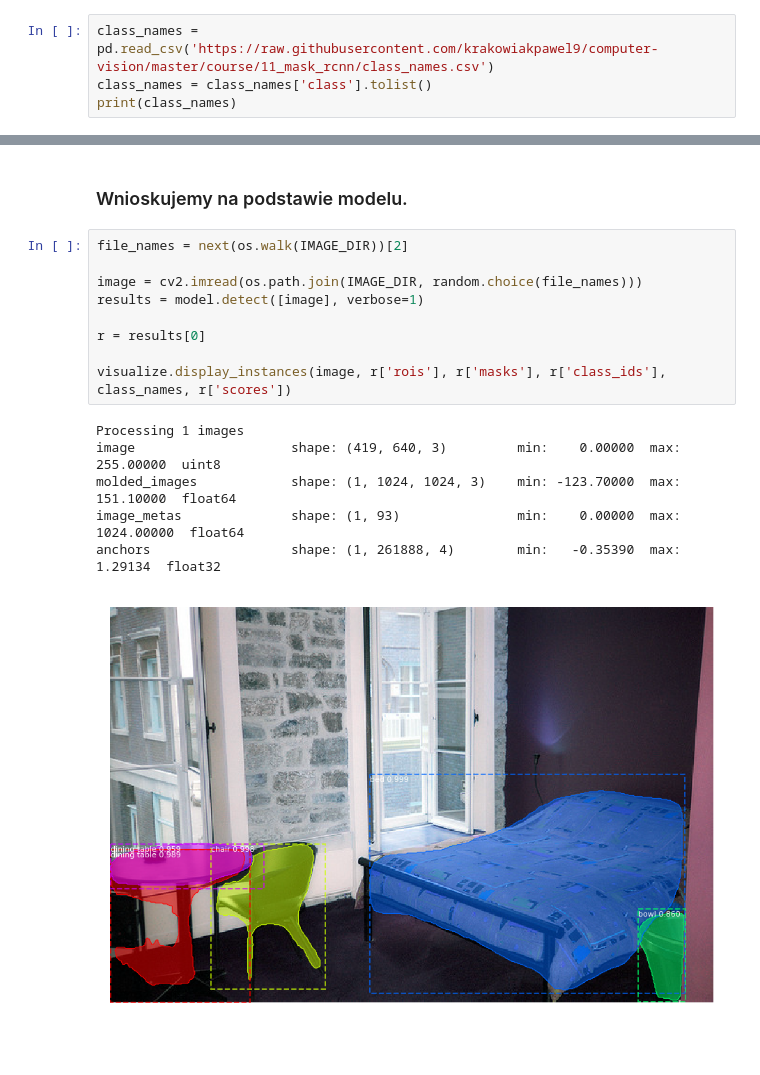
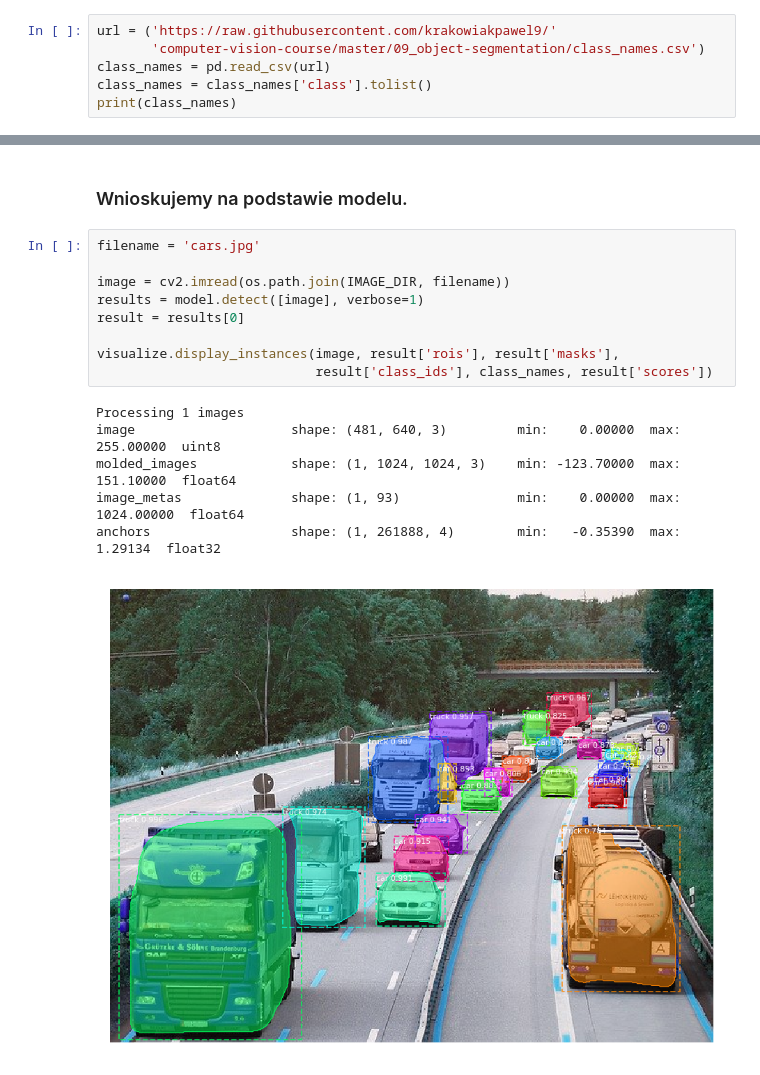
Before and after one commit to krakowiakpawel9/computer-vision-course, a Jupyter notebook: 09_object-segmentation/01_mask_rcnn.ipynb, the cells around one changed output, grey strips where cells are left out. Drawn from its saved outputs; the diff is of its cells as text; blank space fills up the shorter version.

```diff
--- a/09_object-segmentation/01_mask_rcnn.ipynb
+++ b/09_object-segmentation/01_mask_rcnn.ipynb
@@ -135,7 +138,9 @@ WARNING:tensorflow:From /usr/local/lib/python3.6/dist-packages/keras/backend/ten
 # %% [markdown]
 ### <a name='a5'></a> Wczytujemy klasy z pliku
 # %%
-class_names = pd.read_csv('https://raw.githubusercontent.com/krakowiakpawel9/computer-vision/master/course/11_mask_rcnn/class_names.csv')
+url = ('https://raw.githubusercontent.com/krakowiakpawel9/'
+       'computer-vision-course/master/09_object-segmentation/class_names.csv')
+class_names = pd.read_csv(url)
 class_names = class_names['class'].tolist()
 print(class_names)
 # %% [output]
@@ -143,18 +148,18 @@ print(class_names)
 # %% [markdown]
 ### <a name='a6'></a>Wnioskujemy na podstawie modelu.
 # %%
-file_names = next(os.walk(IMAGE_DIR))[2]
+filename = 'cars.jpg'
 
-image = cv2.imread(os.path.join(IMAGE_DIR, random.choice(file_names)))
+image = cv2.imread(os.path.join(IMAGE_DIR, filename))
 results = model.detect([image], verbose=1)
+result = results[0]
 
-r = results[0]
-
-visualize.display_instances(image, r['rois'], r['masks'], r['class_ids'], class_names, r['scores'])
+visualize.display_instances(image, result['rois'], result['masks'],
+                            result['class_ids'], class_names, result['scores'])
 # %% [output]
 Processing 1 images
-image                    shape: (419, 640, 3)         min:    0.00000  max:  255.00000  uint8
+image                    shape: (481, 640, 3)         min:    0.00000  max:  255.00000  uint8
 molded_images            shape: (1, 1024, 1024, 3)    min: -123.70000  max:  151.10000  float64
 image_metas              shape: (1, 93)               min:    0.00000  max: 1024.00000  float64
 anchors                  shape: (1, 261888, 4)        min:   -0.35390  max:    1.29134  float32
-[figure, old version]
+[figure, new version]
```
Also changed, not shown: parts of 1 cell of this notebook.
